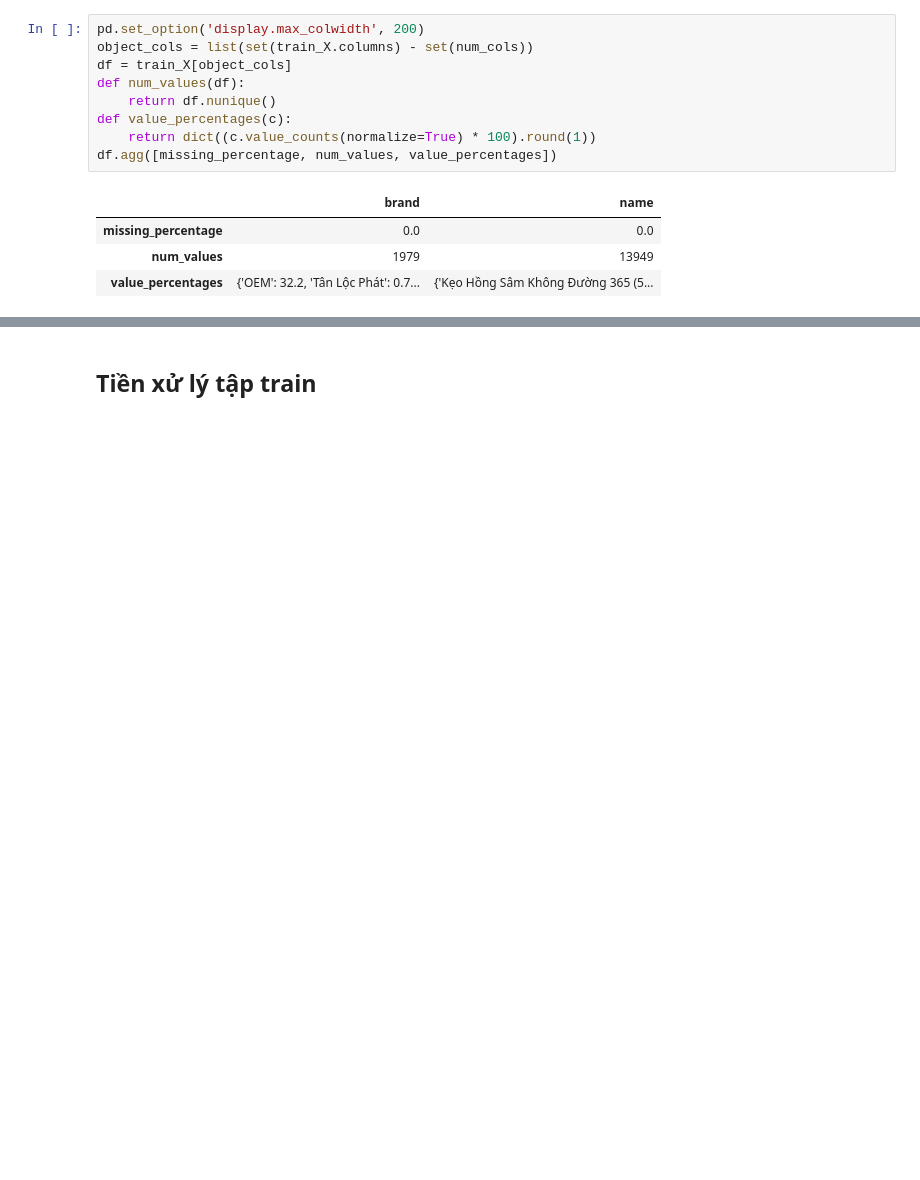
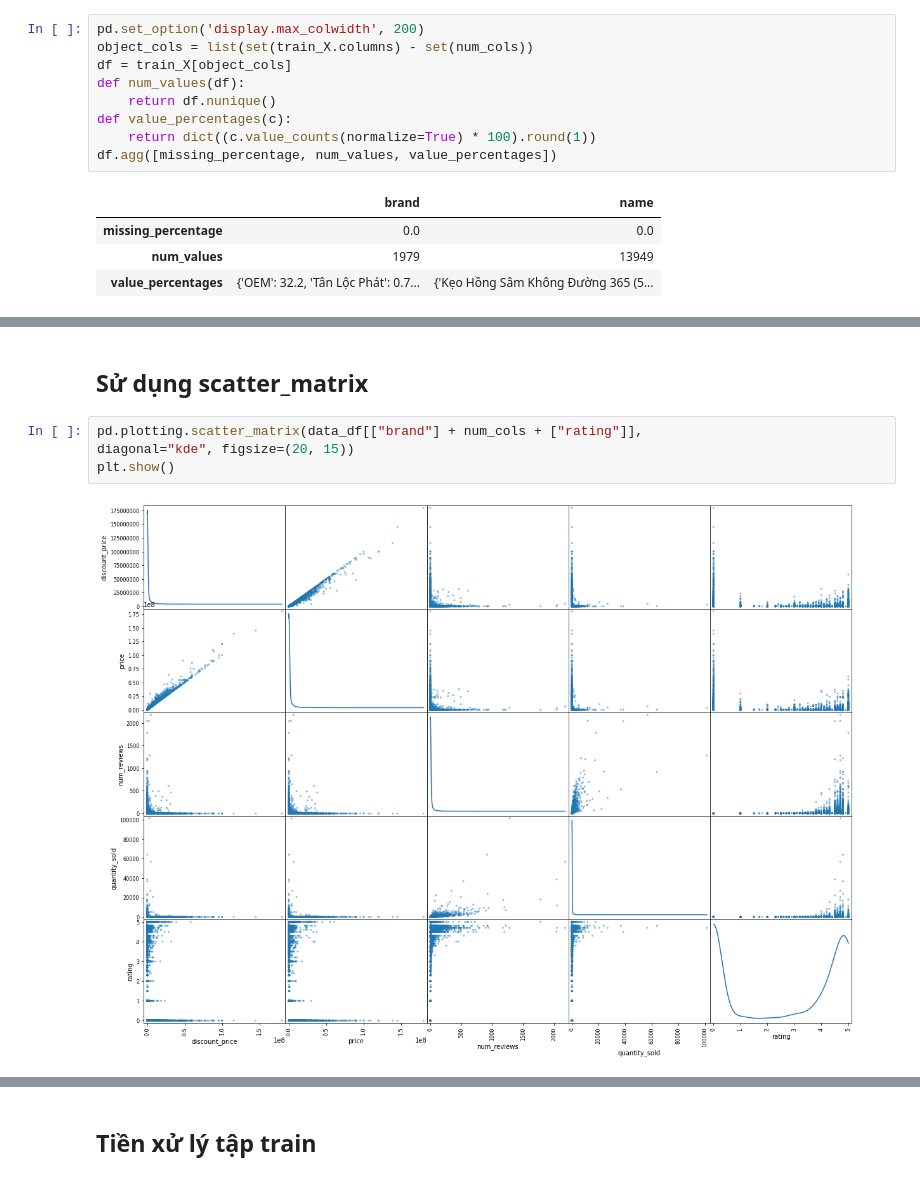
Before and after one commit to lethuyduong2000/Data-science_Project, a Jupyter notebook: predict.ipynb, the cells around one changed output, grey strips where cells are left out. Drawn from its saved outputs; the diff is of its cells as text; blank space fills up the shorter version.

```diff
--- a/predict.ipynb
+++ b/predict.ipynb
@@ -276,0 +359,8 @@ df.agg([missing_percentage, num_values, value_percentages])
+# %% [markdown]
+## Sử dụng scatter_matrix
+# %%
+pd.plotting.scatter_matrix(data_df[["brand"] + num_cols + ["rating"]],
+diagonal="kde", figsize=(20, 15))
+plt.show()
+# %% [output]
+[figure, added]
```
Also changed, not shown: parts of 24 cells of this notebook, 6 other files.
